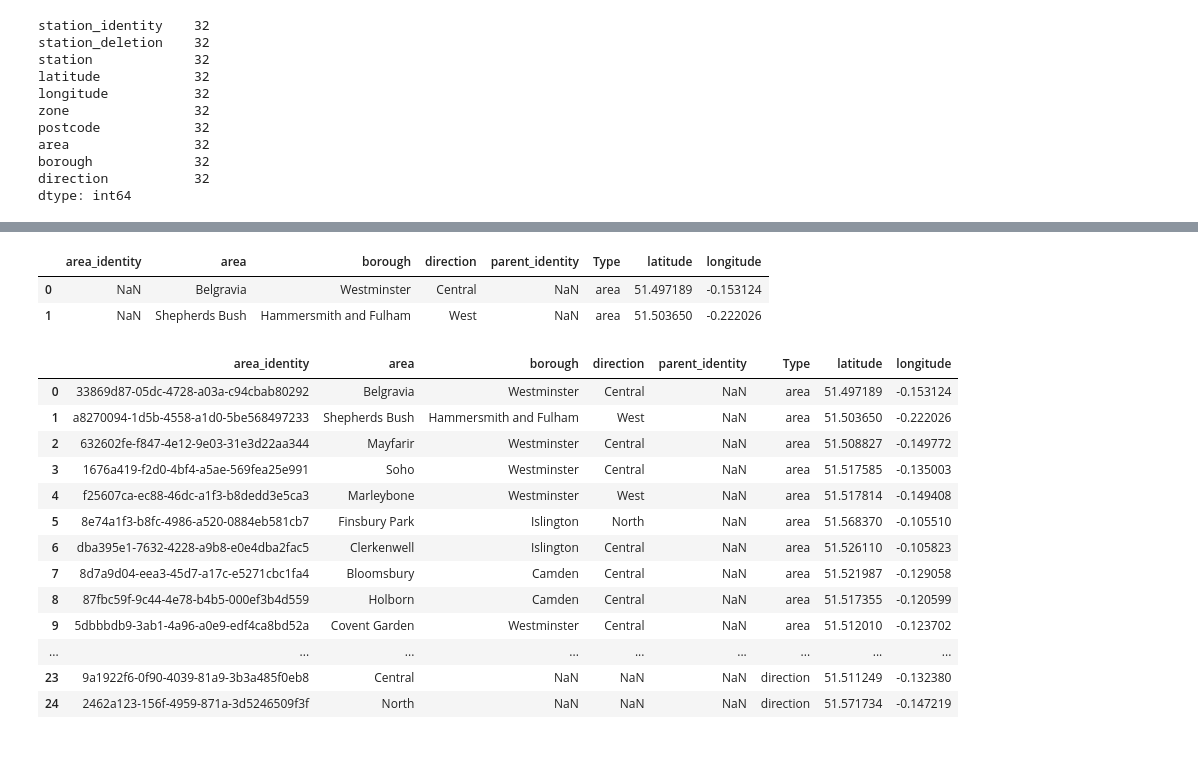
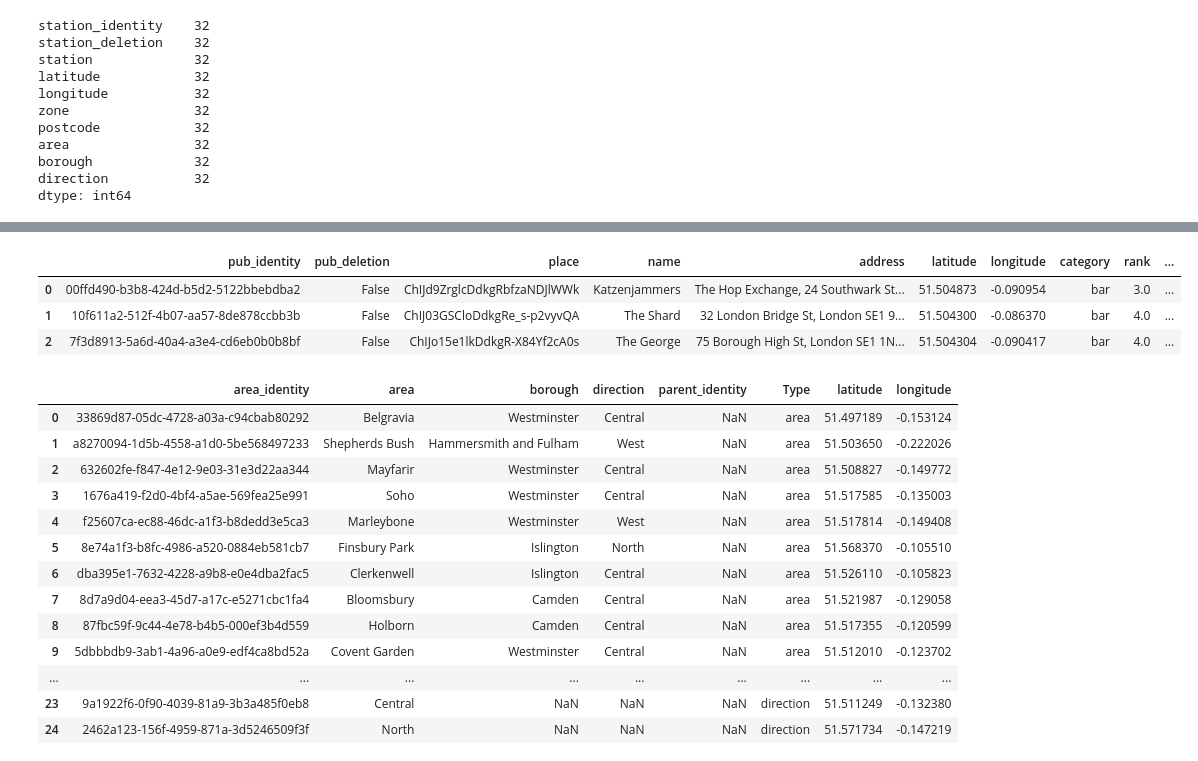
Before and after one commit to cartsmate/thepubcrawls, a Jupyter notebook: stations_edit.ipynb, the cells around one changed output, grey strips where cells are left out. Cells and saved outputs as stored; diff of their text form; code cells hidden in the pictures.

```diff
--- a/stations_edit.ipynb
+++ b/stations_edit.ipynb
@@ -220,7 +130,21 @@ stations
-# %%
-df_area = pd.read_csv('co_ords.csv')
-df_area.head(2)
-# %% [output]
-|  | area_identity | area | borough | direction | parent_identity | Type | latitude | longitude |
-| 0 | NaN | Belgravia | Westminster | Central | NaN | area | 51.497189 | -0.153124 |
-| 1 | NaN | Shepherds Bush | Hammersmith and Fulham | West | NaN | area | 51.503650 | -0.222026 |
+# %%
+# import numpy as np
+# grouper = pd.merge(venues, scores, how="left", on="pub_identity")
+# grouper.head(3)
+new_pub = grouper[['pub_identity',
+ 'pub_deletion',
+ 'place',
+ 'name',
+ 'address',
+ 'latitude',
+ 'longitude',
+ 'category',
+ 'rank',
+ 'station_identity',
+ 'area_identity']]
+new_pub.head(3)
+# %% [output]
+|  | pub_identity | pub_deletion | place | name | address | latitude | longitude | category | rank | ... |
+| 0 | 00ffd490-b3b8-424d-b5d2-5122bbebdba2 | False | ChIJd9ZrglcDdkgRbfzaNDJlWWk | Katzenjammers | The Hop Exchange, 24 Southwark St... | 51.504873 | -0.090954 | bar | 3.0 | ... |
+| 1 | 10f611a2-512f-4b07-aa57-8de878ccbb3b | False | ChIJ03GSCloDdkgRe_s-p2vyvQA | The Shard | 32 London Bridge St, London SE1 9... | 51.504300 | -0.086370 | bar | 4.0 | ... |
+| 2 | 7f3d8913-5a6d-40a4-a3e4-cd6eb0b0b8bf | False | ChIJo15e1lkDdkgR-X84Yf2cA0s | The George | 75 Borough High St, London SE1 1N... | 51.504304 | -0.090417 | bar | 4.0 | ... |
```
Also changed, not shown: parts of 9 cells of this notebook, 16 other files.
